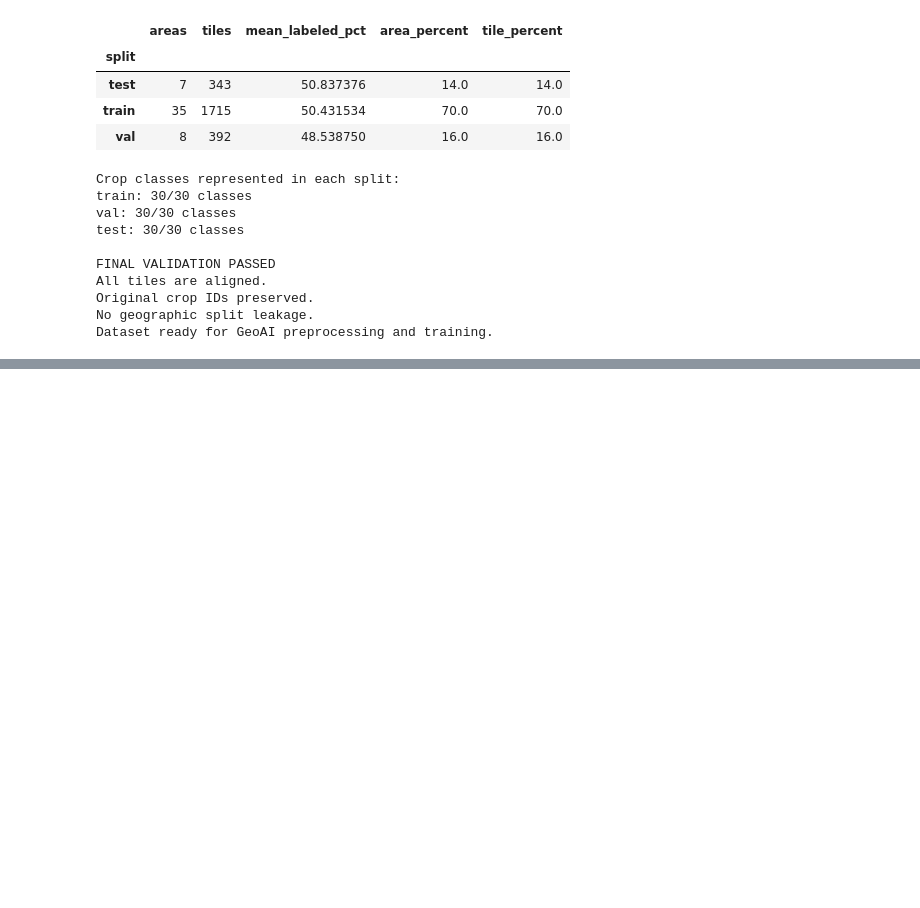
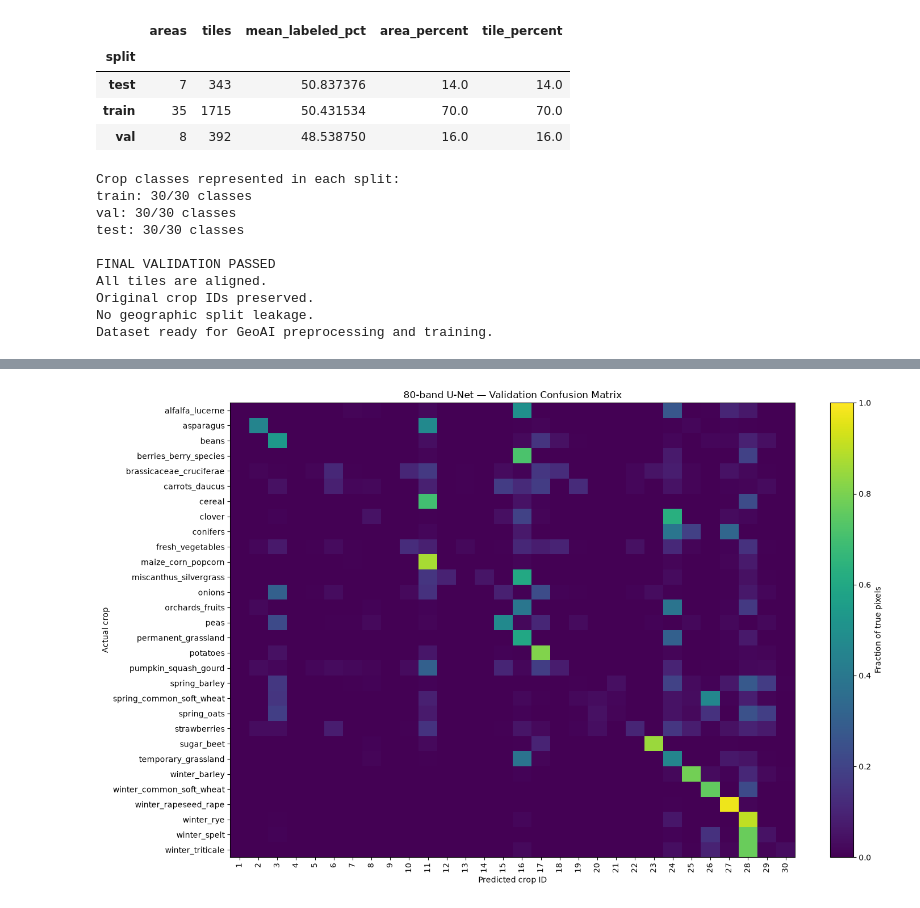
Before and after one commit to staehelinhenrimax-droid/European-Spectral-Crop-Identification, a Jupyter notebook: notebooks/Functionalized_workflow.ipynb, the cells around one changed output, grey strips where cells are left out. Drawn from its saved outputs; the diff is of its cells as text; code cells hidden in the pictures; blank space fills up the shorter version.

```diff
--- a/notebooks/Functionalized_workflow.ipynb
+++ b/notebooks/Functionalized_workflow.ipynb
@@ -1034,0 +1282,41 @@ Dataset ready for GeoAI preprocessing and training.
+# %%
+import matplotlib.pyplot as plt
+import numpy as np
+
+# Show only classes actually present in validation
+present_ids = np.where(actual_count > 0)[0]
+
+cm = confusion[present_ids, :].astype(float)
+cm /= np.maximum(cm.sum(axis=1, keepdims=True), 1)
+
+fig, ax = plt.subplots(figsize=(15, 9))
+
+im = ax.imshow(
+    cm,
+    cmap="viridis",
+    vmin=0,
+    vmax=1,
+    aspect="auto"
+)
+
+ax.set_yticks(range(len(present_ids)))
+ax.set_yticklabels([
+    id_to_crop.get(i + 1, f"Crop {i + 1}")
+    for i in present_ids
+])
+
+ax.set_xticks(range(n_classes))
+ax.set_xticklabels(
+    [str(i) for i in range(1, n_classes + 1)],
+    rotation=90
+)
+
+ax.set_xlabel("Predicted crop ID")
+ax.set_ylabel("Actual crop")
+ax.set_title("80-band U-Net — Validation Confusion Matrix")
+
+plt.colorbar(im, ax=ax, label="Fraction of true pixels")
+plt.tight_layout()
+plt.show()
+# %% [output]
+[figure, added]
```
Also changed, not shown: parts of 5 cells of this notebook.
